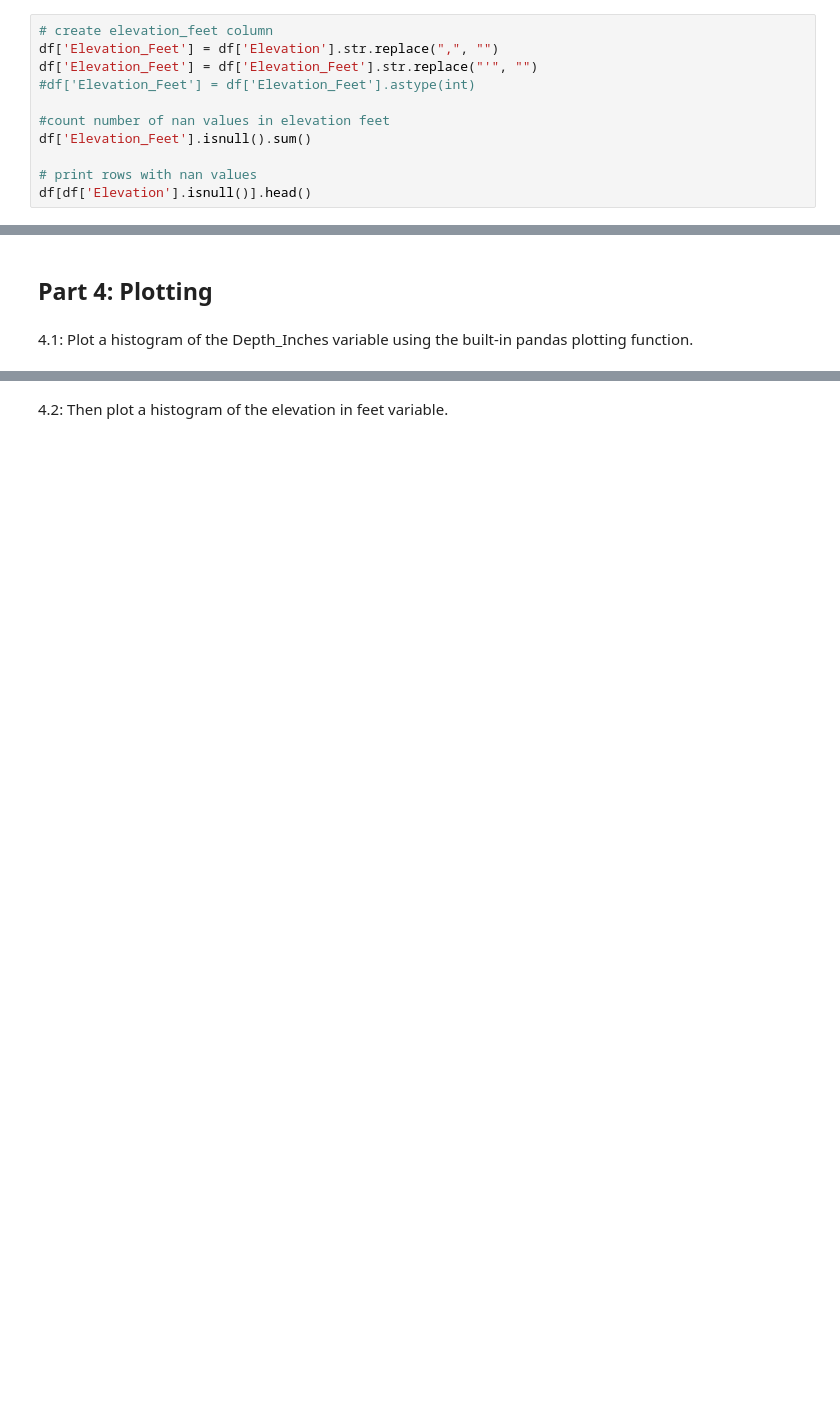
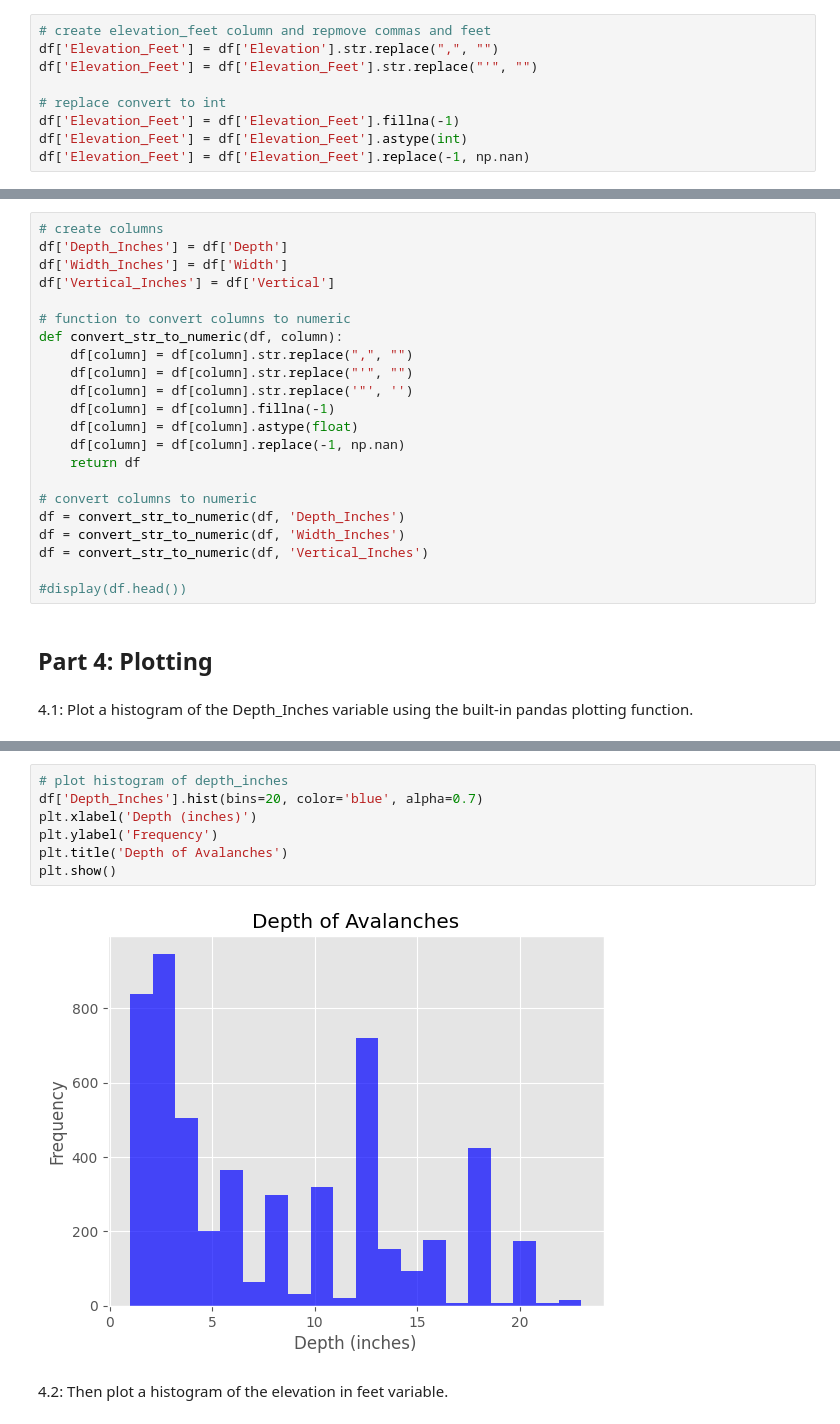
Before and after one commit to logancorrea/Data-Visualization, a Jupyter notebook: Homework/HW01/HW1.ipynb, the cells around one changed output, grey strips where cells are left out. Cells and saved outputs as stored; diff of their text form; blank space fills up the shorter version.

```diff
--- a/Homework/HW01/HW1.ipynb
+++ b/Homework/HW01/HW1.ipynb
@@ -63,13 +64,11 @@ You may also notice that numerical columns (`Elevation`, `Depth`, `Width`, `Vert
 # %% [markdown]
 First, create a new column Elevation_Feet, with the Elevation column converted to a number, in feet
 # %%
-# create elevation_feet column
+# create elevation_feet column and repmove commas and feet
 df['Elevation_Feet'] = df['Elevation'].str.replace(",", "")
 df['Elevation_Feet'] = df['Elevation_Feet'].str.replace("'", "")
-#df['Elevation_Feet'] = df['Elevation_Feet'].astype(int)
 
-#count number of nan values in elevation feet
-df['Elevation_Feet'].isnull().sum()
-
-# print rows with nan values
-df[df['Elevation'].isnull()].head()
+# replace convert to int
+df['Elevation_Feet'] = df['Elevation_Feet'].fillna(-1)
+df['Elevation_Feet'] = df['Elevation_Feet'].astype(int)
+df['Elevation_Feet'] = df['Elevation_Feet'].replace(-1, np.nan)
@@ -93,3 +82,25 @@ We recommend that you write a function that converts the string into a number an
+# %%
+# create columns
+df['Depth_Inches'] = df['Depth']
+df['Width_Inches'] = df['Width']
+df['Vertical_Inches'] = df['Vertical']
+
+# function to convert columns to numeric
+def convert_str_to_numeric(df, column):
+    df[column] = df[column].str.replace(",", "")
+    df[column] = df[column].str.replace("'", "")
+    df[column] = df[column].str.replace('"', '')
+    df[column] = df[column].fillna(-1)
+    df[column] = df[column].astype(float)
+    df[column] = df[column].replace(-1, np.nan)
+    return df
+
+# convert columns to numeric
+df = convert_str_to_numeric(df, 'Depth_Inches')
+df = convert_str_to_numeric(df, 'Width_Inches')
+df = convert_str_to_numeric(df, 'Vertical_Inches')
+
+#display(df.head())
 # %% [markdown]
 ## Part 4: Plotting
 # %% [markdown]
@@ -99,2 +108,11 @@ We recommend that you write a function that converts the string into a number an
+# %%
+# plot histogram of depth_inches
+df['Depth_Inches'].hist(bins=20, color='blue', alpha=0.7)
+plt.xlabel('Depth (inches)')
+plt.ylabel('Frequency')
+plt.title('Depth of Avalanches')
+plt.show()
+# %% [output]
+[figure, added]
 # %% [markdown]
 4.2: Then plot a histogram of the elevation in feet variable.
```
Also changed, not shown: parts of 6 cells of this notebook.
